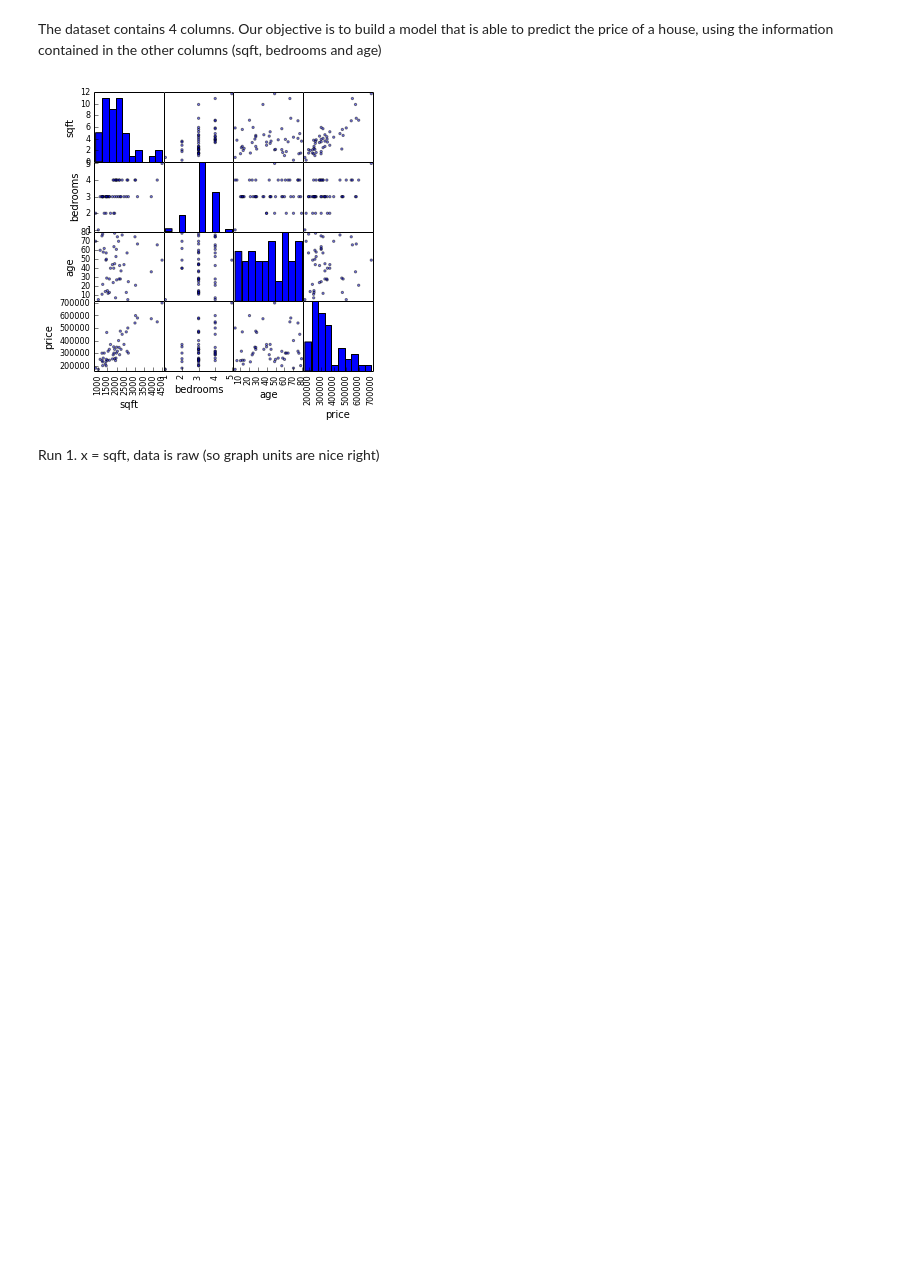
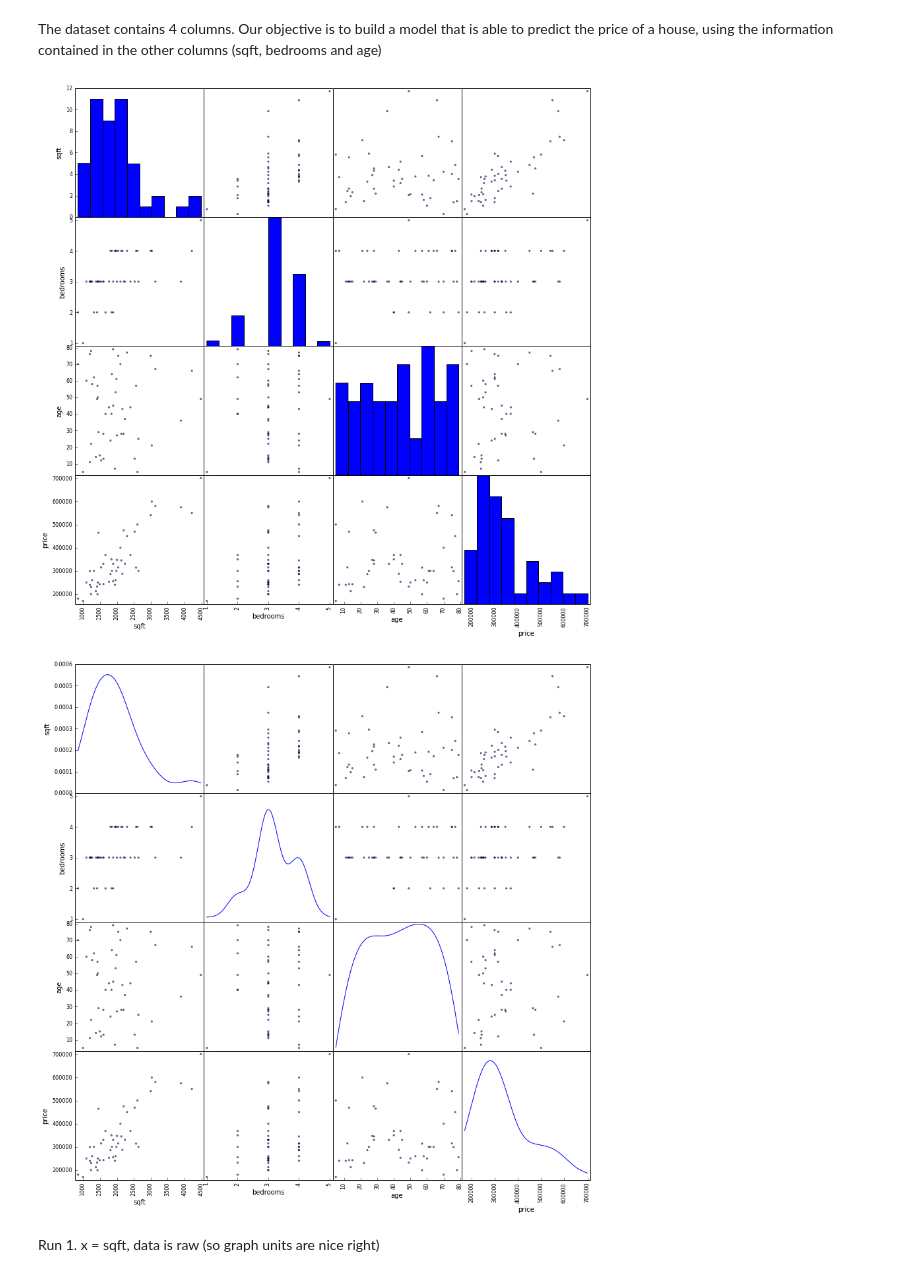
Before and after one commit to mike-tamir/GA_DAT7, a Jupyter notebook: DAT7 iPython notebooks/DAT7-lab3.1_Linear_Regression_sol.ipynb, the cells around one changed output. Saved outputs shown, nothing was run; the diff lists cells and outputs as text; code cells hidden in the pictures; blank space fills up the shorter version.

```diff
--- a/DAT7 iPython notebooks/DAT7-lab3.1_Linear_Regression_sol.ipynb
+++ b/DAT7 iPython notebooks/DAT7-lab3.1_Linear_Regression_sol.ipynb
@@ -32,9 +42,11 @@ data_n = pd.read_csv('data/houses_norm.csv')
 The dataset contains 4 columns. Our objective is to build a model that is able to predict the price of a house, using the information contained in the other columns (sqft, bedrooms and age)
 # %%
 from pandas.tools.plotting import scatter_matrix
-scat = scatter_matrix(data, figsize = (5,5))
+scat = scatter_matrix(data, figsize = (14,14))
+scat = scatter_matrix(data, figsize = (14,14), diagonal = 'kde')
 # %% [output]
-[figure, old version]
+[figure, new version]
+[figure, added]
 # %% [markdown]
 Run 1. x = sqft, data is raw (so graph units are nice right)
 # %% [markdown]
```
Also changed, not shown: parts of 22 cells of this notebook, 30 other files.
